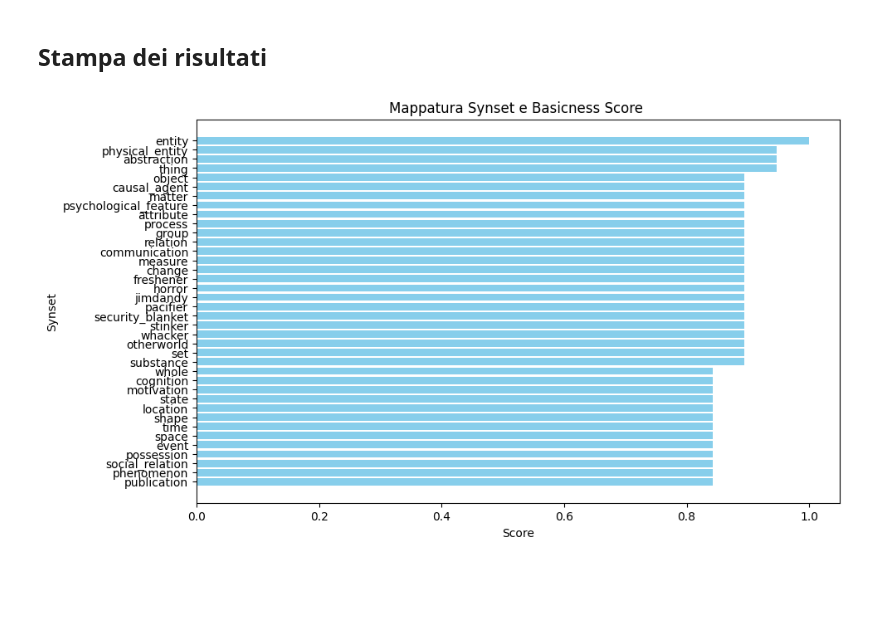
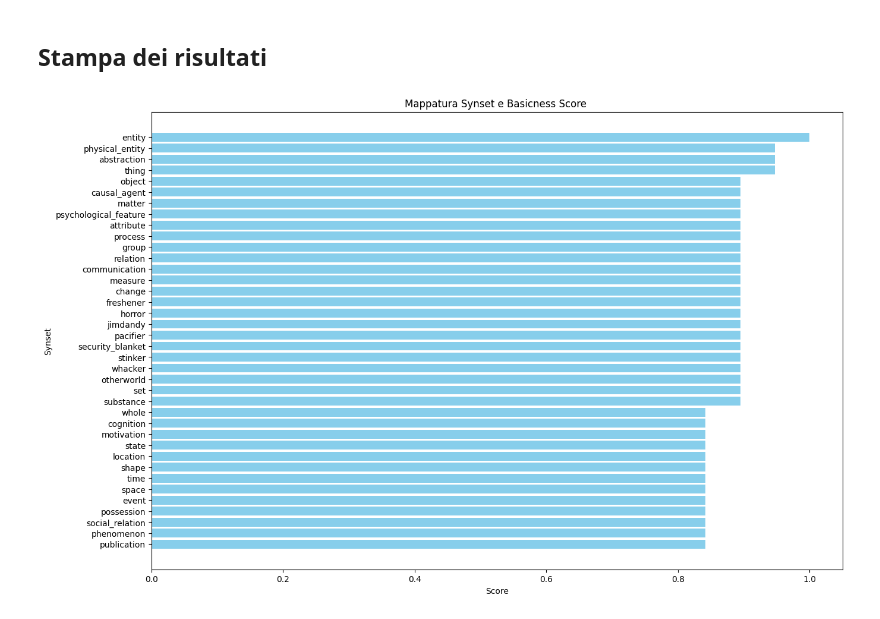
Before and after one commit to riccardogino/TLN_PT3, a Jupyter notebook: LAB-6/Mapping Synset Basicness Score.ipynb, the cells around one changed output. Drawn from its saved outputs; the diff is of its cells as text; code cells hidden in the pictures; blank space fills up the shorter version.

```diff
--- a/LAB-6/Mapping Synset Basicness Score.ipynb
+++ b/LAB-6/Mapping Synset Basicness Score.ipynb
@@ -50,21 +50,21 @@ sorted_scores = dict(sorted(basicness_scores.items(), key=lambda item: item[1],r
 # %%
 
 #preparazione dati per grafico
 synsets = list(sorted_scores.keys())
 values = list(sorted_scores.values())
 lemma_synsets=[]
 first_value=[]
 i=0
 lemma_synsets = [s.lemmas()[0].name() for i, s in enumerate(synsets) if i < 40]
 first_values = [v for i,v in enumerate(values) if i < 40]
 
 #grafico a barre primi 40 synset mappati
-plt.figure(figsize=(10, 6))
+plt.figure(figsize=(15, 10))
 plt.barh(lemma_synsets, first_values, color='skyblue')
 plt.xlabel('Score')
 plt.ylabel('Synset')
 plt.title('Mappatura Synset e Basicness Score ')
 plt.gca().invert_yaxis()
 plt.show()
 # %% [output]
-[figure, old version]
+[figure, new version]
```
Also changed, not shown: 7 other files.
